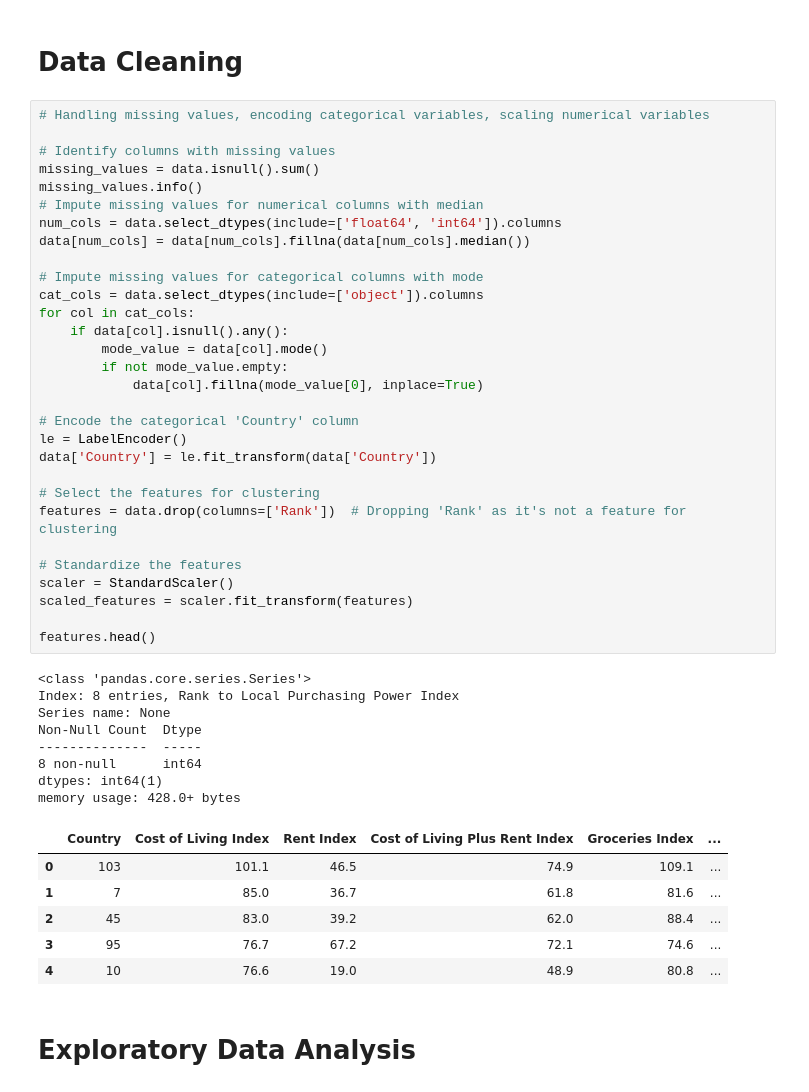
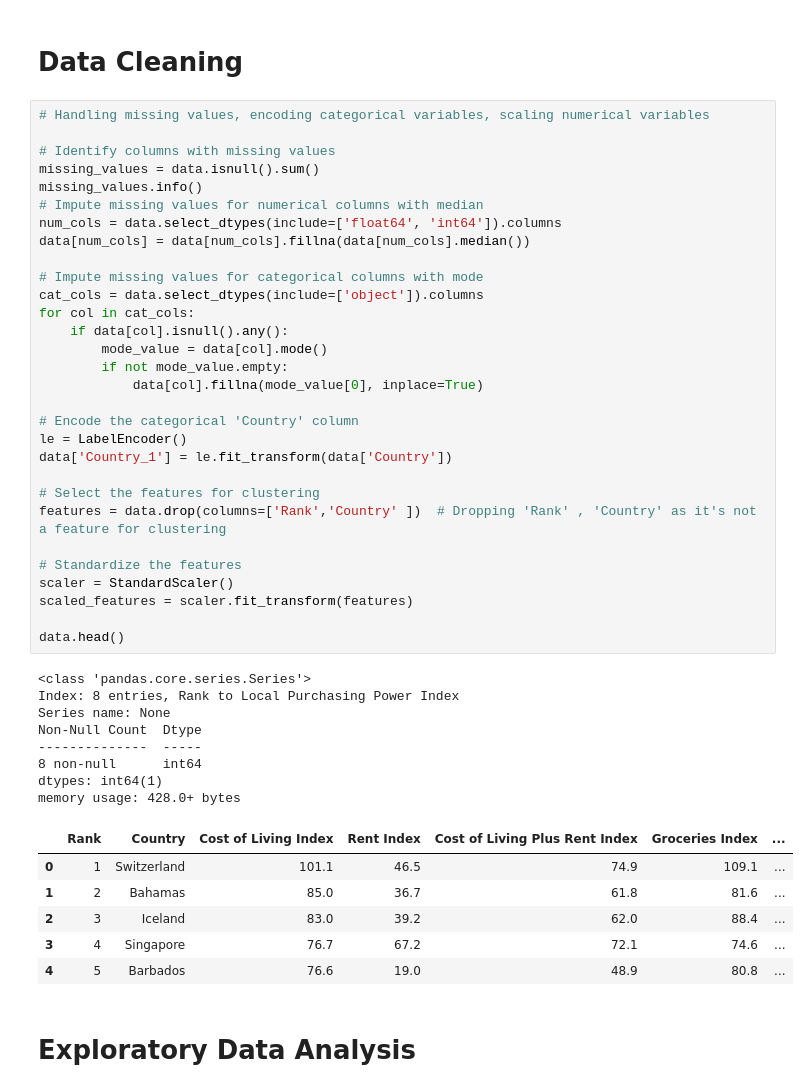
Before and after one commit to sekhartalatam/Capstone2, a Jupyter notebook: JNB_Assignment_Cost_of_Living_Index.ipynb, the cells around one changed output. Saved outputs shown, nothing was run; the diff lists cells and outputs as text.

```diff
--- a/JNB_Assignment_Cost_of_Living_Index.ipynb
+++ b/JNB_Assignment_Cost_of_Living_Index.ipynb
@@ -49,42 +49,42 @@ missing_values.info()
 # Impute missing values for numerical columns with median
 num_cols = data.select_dtypes(include=['float64', 'int64']).columns
 data[num_cols] = data[num_cols].fillna(data[num_cols].median())
 
 # Impute missing values for categorical columns with mode
 cat_cols = data.select_dtypes(include=['object']).columns
 for col in cat_cols:
     if data[col].isnull().any():
         mode_value = data[col].mode()
         if not mode_value.empty:
             data[col].fillna(mode_value[0], inplace=True)
 
 # Encode the categorical 'Country' column
 le = LabelEncoder()
-data['Country'] = le.fit_transform(data['Country'])
+data['Country_1'] = le.fit_transform(data['Country'])
 
 # Select the features for clustering
-features = data.drop(columns=['Rank'])  # Dropping 'Rank' as it's not a feature for clustering
+features = data.drop(columns=['Rank','Country' ])  # Dropping 'Rank' , 'Country' as it's not a feature for clustering
 
 # Standardize the features
 scaler = StandardScaler()
 scaled_features = scaler.fit_transform(features)
 
-features.head()
+data.head()
 # %% [output]
 <class 'pandas.core.series.Series'>
 Index: 8 entries, Rank to Local Purchasing Power Index
 Series name: None
 Non-Null Count  Dtype
 --------------  -----
 8 non-null      int64
 dtypes: int64(1)
 memory usage: 428.0+ bytes
-|  | Country | Cost of Living Index | Rent Index | Cost of Living Plus Rent Index | Groceries Index | ... |
-| 0 | 103 | 101.1 | 46.5 | 74.9 | 109.1 | ... |
-| 1 | 7 | 85.0 | 36.7 | 61.8 | 81.6 | ... |
-| 2 | 45 | 83.0 | 39.2 | 62.0 | 88.4 | ... |
-| 3 | 95 | 76.7 | 67.2 | 72.1 | 74.6 | ... |
-| 4 | 10 | 76.6 | 19.0 | 48.9 | 80.8 | ... |
+|  | Rank | Country | Cost of Living Index | Rent Index | Cost of Living Plus Rent Index | Groceries Index | ... |
+| 0 | 1 | Switzerland | 101.1 | 46.5 | 74.9 | 109.1 | ... |
+| 1 | 2 | Bahamas | 85.0 | 36.7 | 61.8 | 81.6 | ... |
+| 2 | 3 | Iceland | 83.0 | 39.2 | 62.0 | 88.4 | ... |
+| 3 | 4 | Singapore | 76.7 | 67.2 | 72.1 | 74.6 | ... |
+| 4 | 5 | Barbados | 76.6 | 19.0 | 48.9 | 80.8 | ... |
 # %% [markdown]
 # Exploratory Data Analysis
 # %%
```
Also changed, not shown: parts of 28 cells of this notebook.
